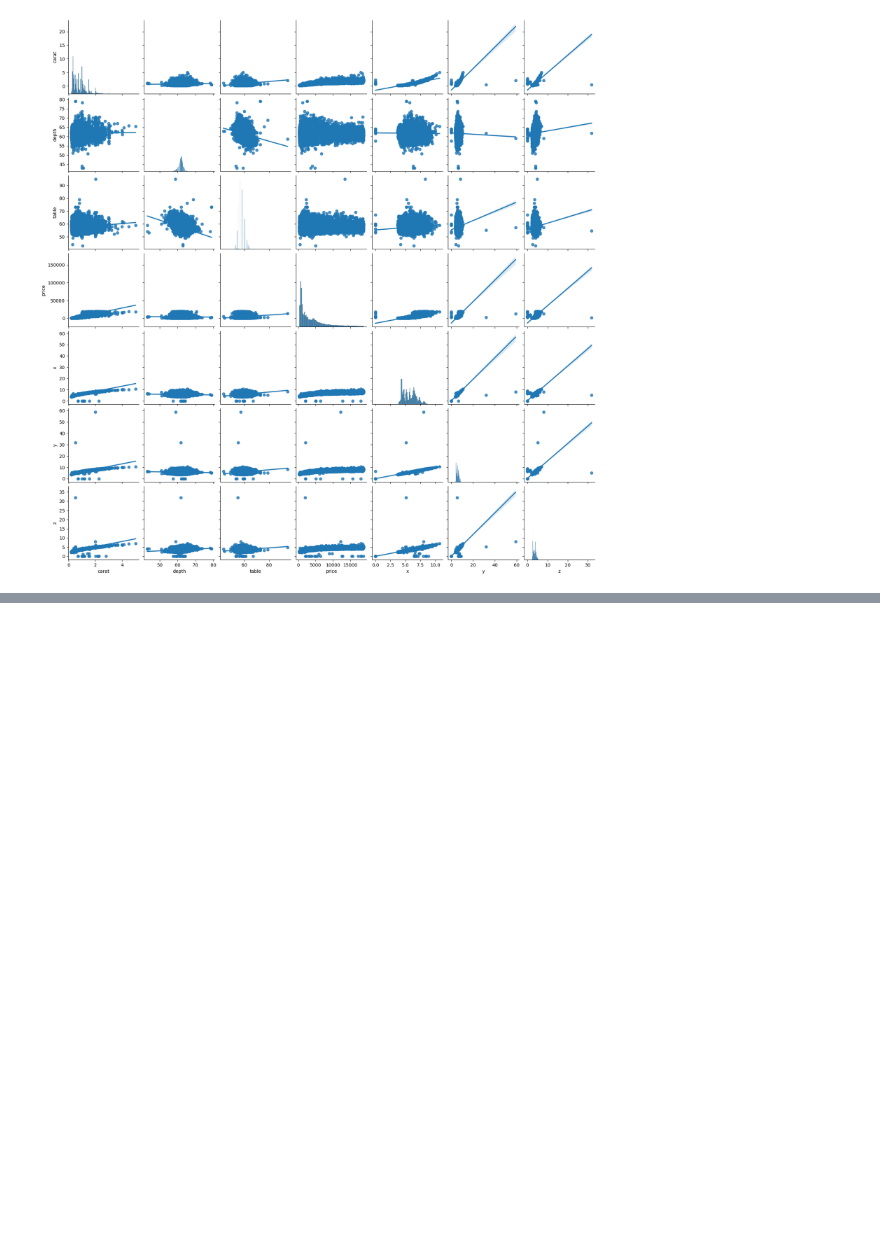
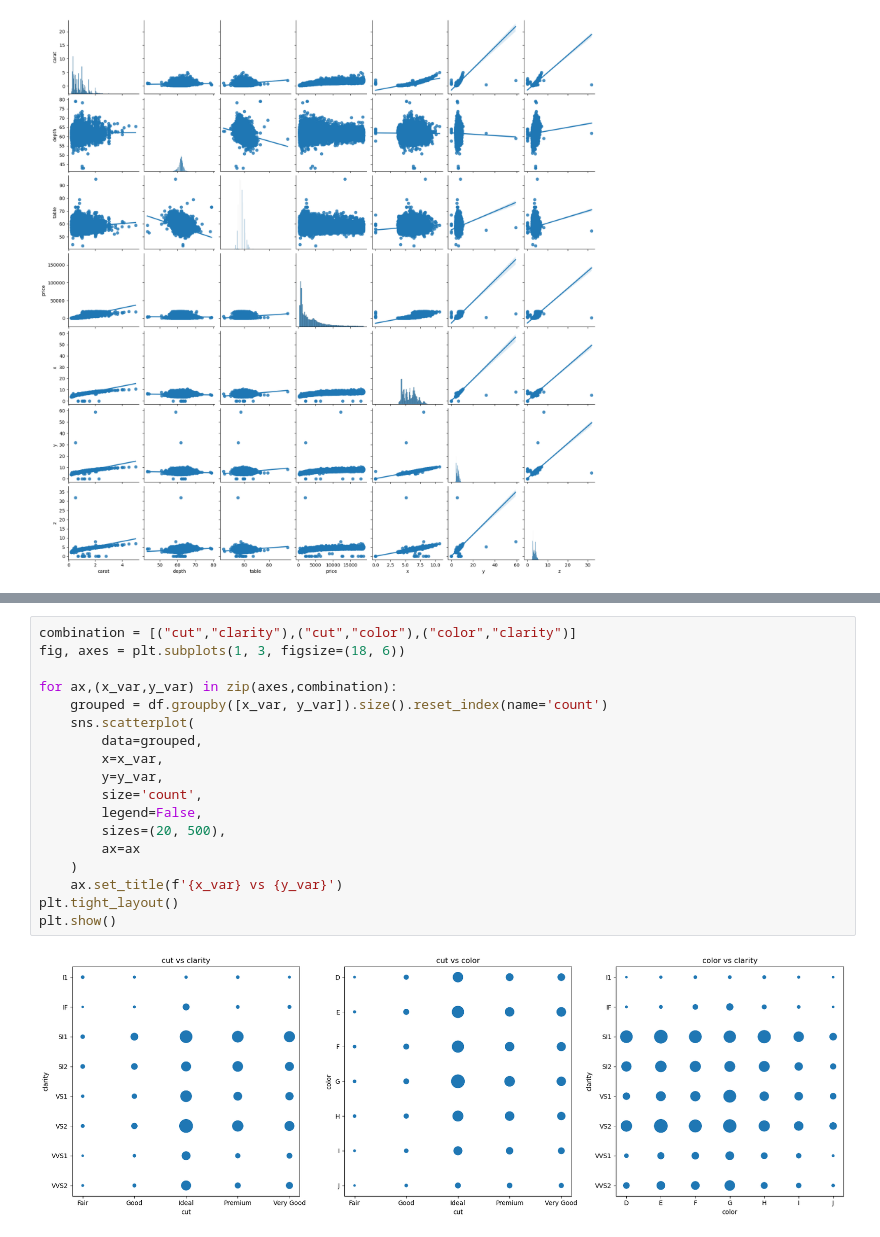
Before and after one commit to ZyonR/Data-Wrangling, a Jupyter notebook: FA1/DSC1107_FA1__RAMILO.ipynb, the cells around one changed output, grey strips where cells are left out. Cells and saved outputs as stored; diff of their text form; blank space fills up the shorter version.

```diff
--- a/FA1/DSC1107_FA1__RAMILO.ipynb
+++ b/FA1/DSC1107_FA1__RAMILO.ipynb
@@ -136,0 +118,20 @@ NameError: name 'title' is not defined
+# %%
+combination = [("cut","clarity"),("cut","color"),("color","clarity")]
+fig, axes = plt.subplots(1, 3, figsize=(18, 6))
+
+for ax,(x_var,y_var) in zip(axes,combination):
+    grouped = df.groupby([x_var, y_var]).size().reset_index(name='count')
+    sns.scatterplot(
+        data=grouped,
+        x=x_var,
+        y=y_var,
+        size='count',
+        legend=False,
+        sizes=(20, 500),
+        ax=ax
+    )
+    ax.set_title(f'{x_var} vs {y_var}')
+plt.tight_layout()
+plt.show()
+# %% [output]
+[figure, added]
```
Also changed, not shown: parts of 6 cells of this notebook.
